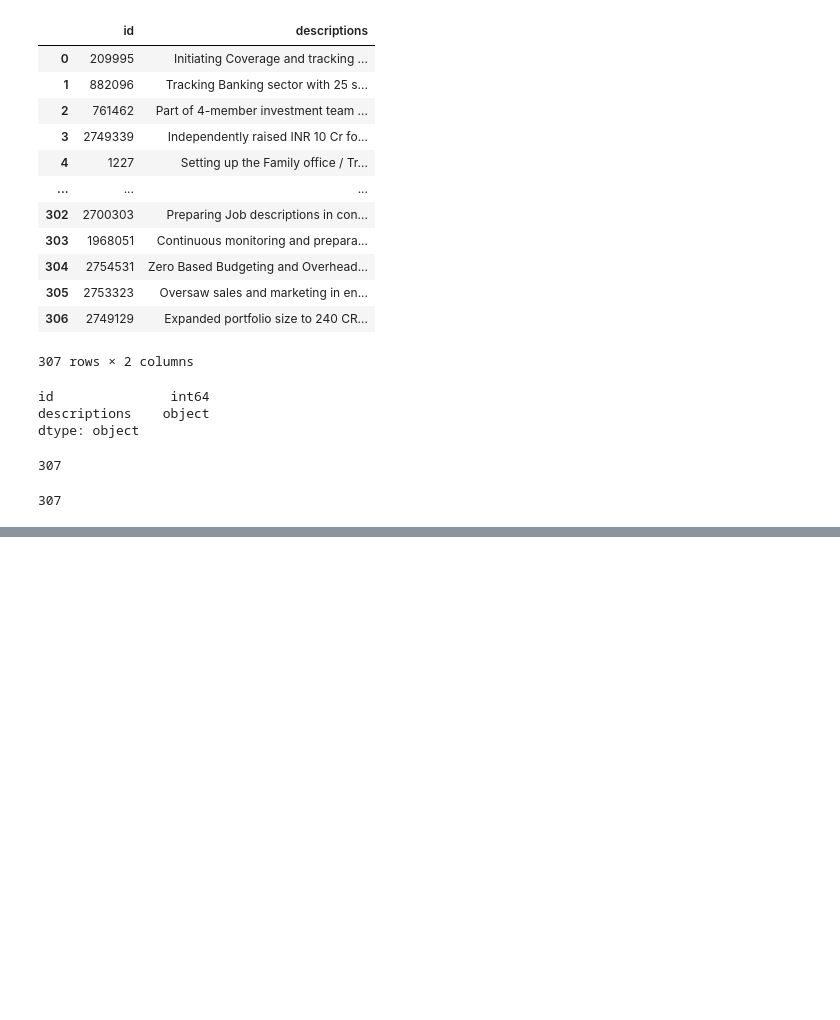
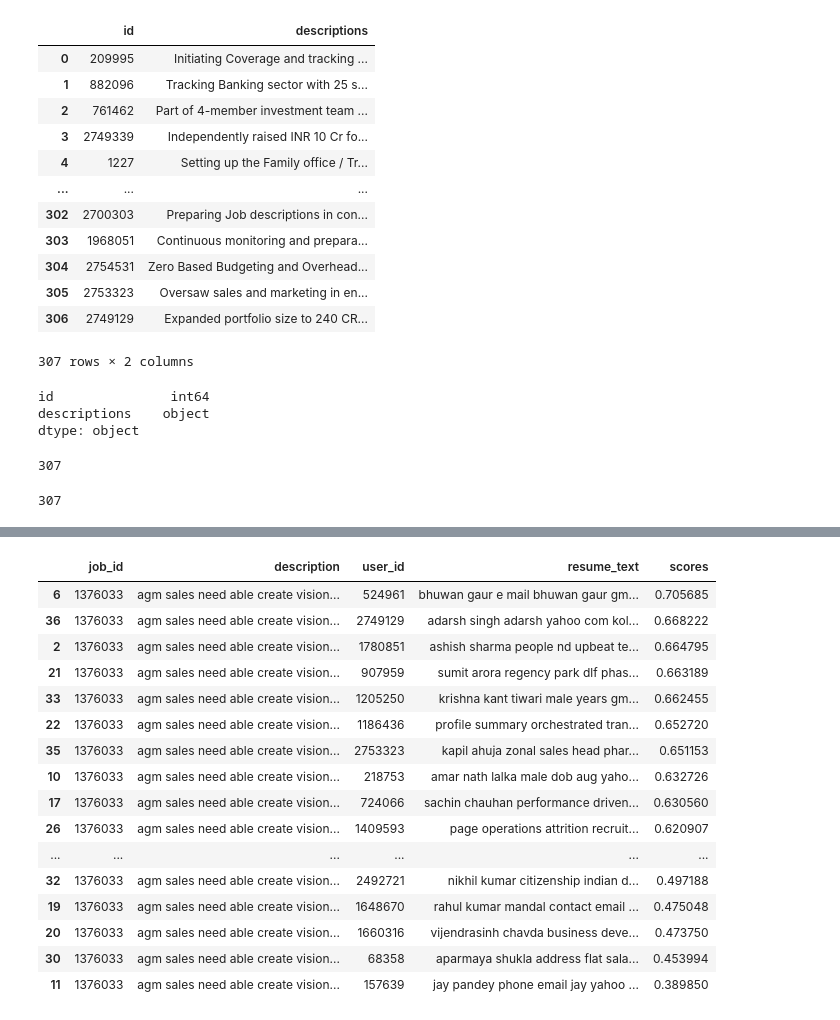
Before and after one commit to Highorbit/llama-recipes, a Jupyter notebook: examples/metric_analysis/work_detail_ranking.ipynb, the cells around one changed output, grey strips where cells are left out. Saved outputs shown, nothing was run; the diff lists cells and outputs as text; code cells hidden in the pictures; blank space fills up the shorter version.

```diff
--- a/examples/metric_analysis/work_detail_ranking.ipynb
+++ b/examples/metric_analysis/work_detail_ranking.ipynb
@@ -110,0 +407,11 @@ df.user_id.nunique()
+# %%
+main_df['description']=li
+# %%
+li = []
+for r in tqdm(main_df['resume']):
+    res = clean_text(r)
+    li.append(res)
+# %%
+main_df['resume_text']=li
+# %%
+mdf = main_df[['job_id','description','user_id','resume_text']]
@@ -110,0 +556,20 @@ df.user_id.nunique()
+# %%
+result_df.loc[result_df['job_id']==1376033].sort_values(['scores'],ascending=False)
+# %% [output]
+|  | job_id | description | user_id | resume_text | scores |
+| 6 | 1376033 | agm sales need able create vision... | 524961 | bhuwan gaur e mail bhuwan gaur gm... | 0.705685 |
+| 36 | 1376033 | agm sales need able create vision... | 2749129 | adarsh singh adarsh yahoo com kol... | 0.668222 |
+| 2 | 1376033 | agm sales need able create vision... | 1780851 | ashish sharma people nd upbeat te... | 0.664795 |
+| 21 | 1376033 | agm sales need able create vision... | 907959 | sumit arora regency park dlf phas... | 0.663189 |
+| 33 | 1376033 | agm sales need able create vision... | 1205250 | krishna kant tiwari male years gm... | 0.662455 |
+| 22 | 1376033 | agm sales need able create vision... | 1186436 | profile summary orchestrated tran... | 0.652720 |
+| 35 | 1376033 | agm sales need able create vision... | 2753323 | kapil ahuja zonal sales head phar... | 0.651153 |
+| 10 | 1376033 | agm sales need able create vision... | 218753 | amar nath lalka male dob aug yaho... | 0.632726 |
+| 17 | 1376033 | agm sales need able create vision... | 724066 | sachin chauhan performance driven... | 0.630560 |
+| 26 | 1376033 | agm sales need able create vision... | 1409593 | page operations attrition recruit... | 0.620907 |
+| ... | ... | ... | ... | ... | ... |
+| 32 | 1376033 | agm sales need able create vision... | 2492721 | nikhil kumar citizenship indian d... | 0.497188 |
+| 19 | 1376033 | agm sales need able create vision... | 1648670 | rahul kumar mandal contact email ... | 0.475048 |
+| 20 | 1376033 | agm sales need able create vision... | 1660316 | vijendrasinh chavda business deve... | 0.473750 |
+| 30 | 1376033 | agm sales need able create vision... | 68358 | aparmaya shukla address flat sala... | 0.453994 |
+| 11 | 1376033 | agm sales need able create vision... | 157639 | jay pandey phone email jay yahoo ... | 0.389850 |
```
Also changed, not shown: parts of 53 cells of this notebook, 3 other files.
